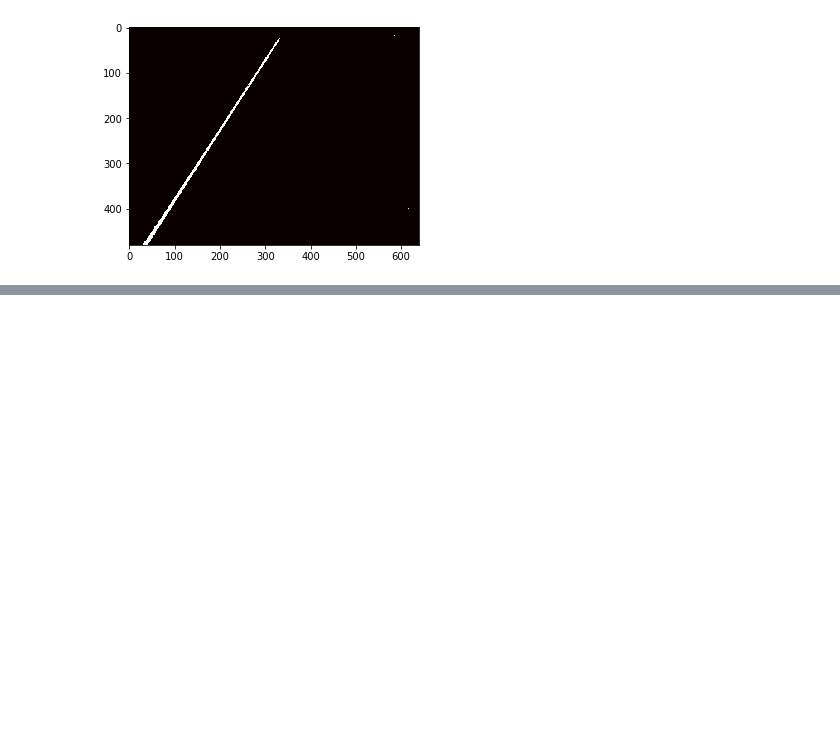
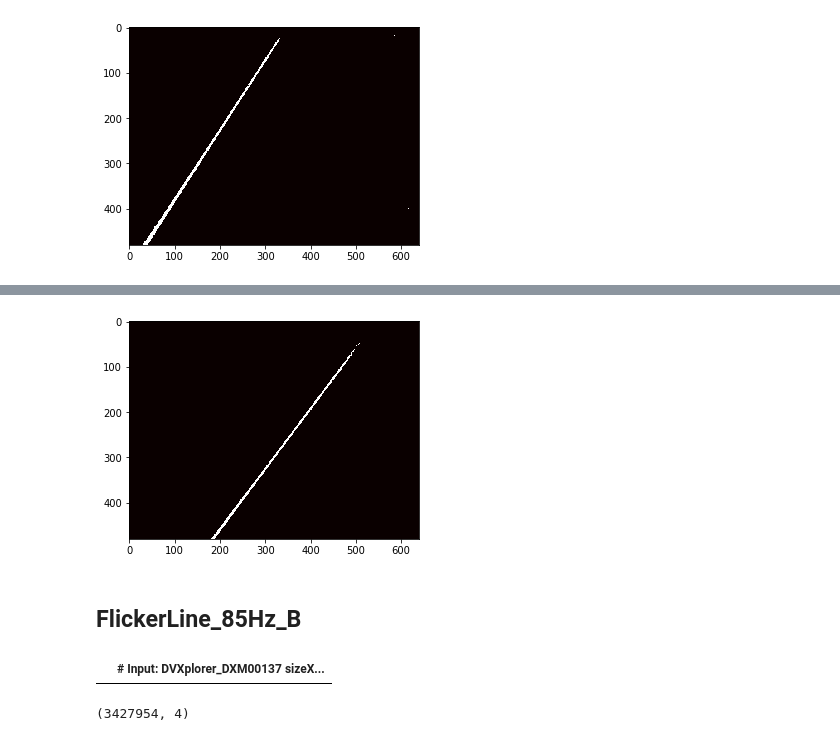
Before and after one commit to mannmoshe/image-processing, a Jupyter notebook: project/image_processing_project.ipynb, the cells around one changed output, grey strips where cells are left out. Cells and saved outputs as stored; diff of their text form; code cells hidden in the pictures; blank space fills up the shorter version.

```diff
--- a/project/image_processing_project.ipynb
+++ b/project/image_processing_project.ipynb
@@ -215,0 +251,9 @@ plt.show()
+# %%
+df_a = pd.read_csv('FlickerLine_85Hz_A.csv', skiprows=1)
+# %%
+df_a.sort_values('timestamp', inplace=True)
+good_dots_a = df_a.groupby(by=['x','y']).filter(lambda group: 84 <= get_tempo(group) <= 86)
+line_dots_a = list(set(zip(good_dots_a.x, good_dots_a.y)))
+data_a = np.zeros((480,640), dtype=np.uint8)
+for d in line_dots_a:
+  data_a[d[1],d[0]] = 1
@@ -215,0 +273,12 @@ plt.show()
+# %%
+plt.imshow(data_a, cmap='hot', interpolation='nearest')
+plt.show()
+# %% [output]
+[figure, added]
+# %% [markdown]
+## FlickerLine_85Hz_B
+# %%
+meta_data_b = pd.read_csv('FlickerLine_85Hz_B.csv', nrows=0)
+meta_data_b
+# %% [output]
+|  | # Input: DVXplorer_DXM00137 sizeX... |
@@ -215,0 +294,4 @@ plt.show()
+# %%
+good_dots_b.shape
+# %% [output]
+(3427954, 4)
```
Also changed, not shown: parts of 12 cells of this notebook.
